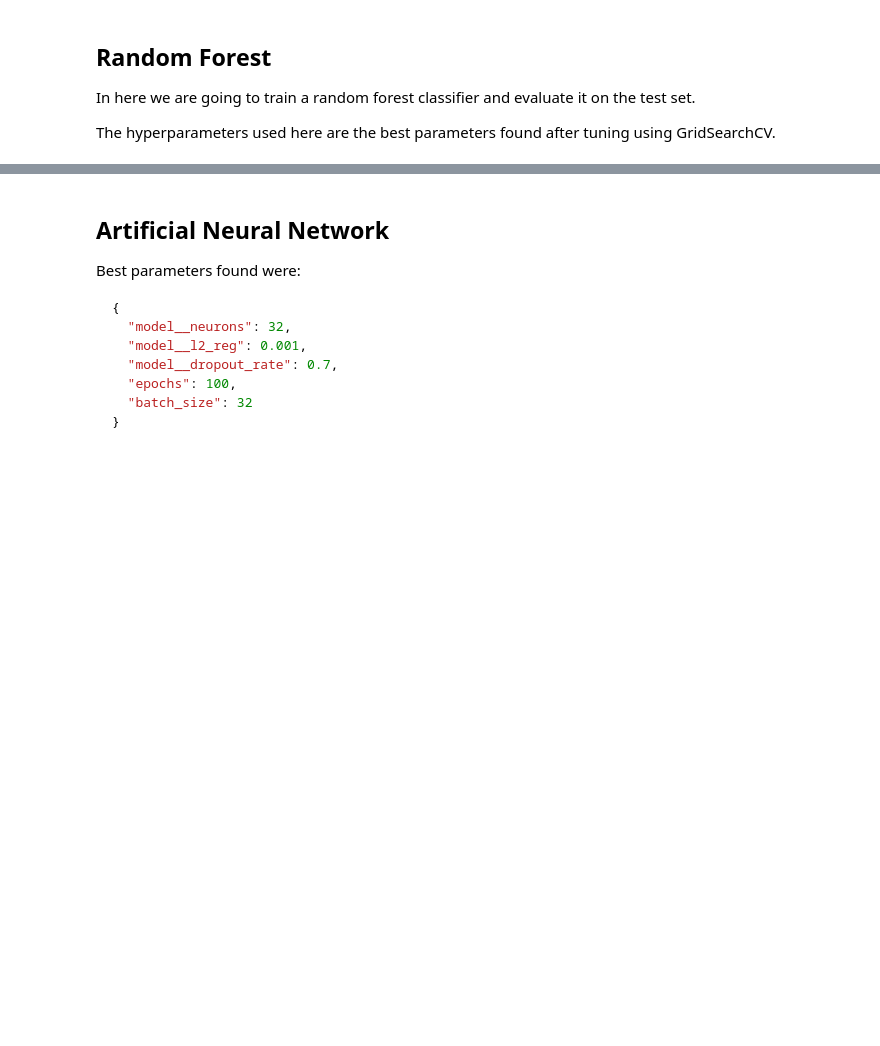
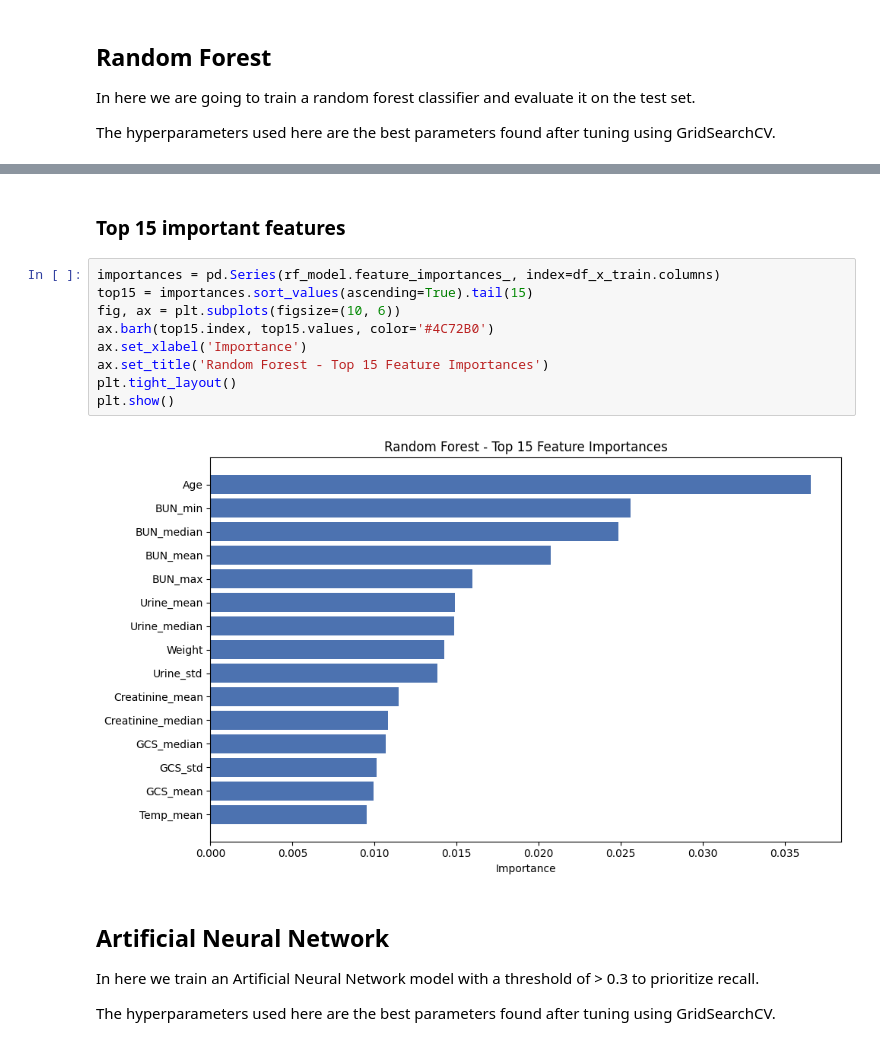
Before and after one commit to JhanaviLingameneni/Prompted-ICU-Risk-Forecasting, a Jupyter notebook: code/ml/main.ipynb, the cells around one changed output, grey strips where cells are left out. Saved outputs shown, nothing was run; the diff lists cells and outputs as text; blank space fills up the shorter version.

````diff
--- a/code/ml/main.ipynb
+++ b/code/ml/main.ipynb
@@ -282,12 +300,18 @@ weighted avg       0.74      0.71      0.71      4000
+# %% [markdown]
+### Top 15 important features
+# %%
+importances = pd.Series(rf_model.feature_importances_, index=df_x_train.columns)
+top15 = importances.sort_values(ascending=True).tail(15)
+fig, ax = plt.subplots(figsize=(10, 6))
+ax.barh(top15.index, top15.values, color='#4C72B0')
+ax.set_xlabel('Importance')
+ax.set_title('Random Forest - Top 15 Feature Importances')
+plt.tight_layout()
+plt.show()
+# %% [output]
+[figure, added]
 # %% [markdown]
 ## Artificial Neural Network
-Best parameters found were:
-```python
-{
-  "model__neurons": 32,
-  "model__l2_reg": 0.001,
-  "model__dropout_rate": 0.7,
-  "epochs": 100,
-  "batch_size": 32
-}
-```
+In here we train an Artificial Neural Network model with a threshold of > 0.3 to prioritize recall.
+
+The hyperparameters used here are the best parameters found after tuning using GridSearchCV.
````
Also changed, not shown: parts of 15 cells of this notebook.
